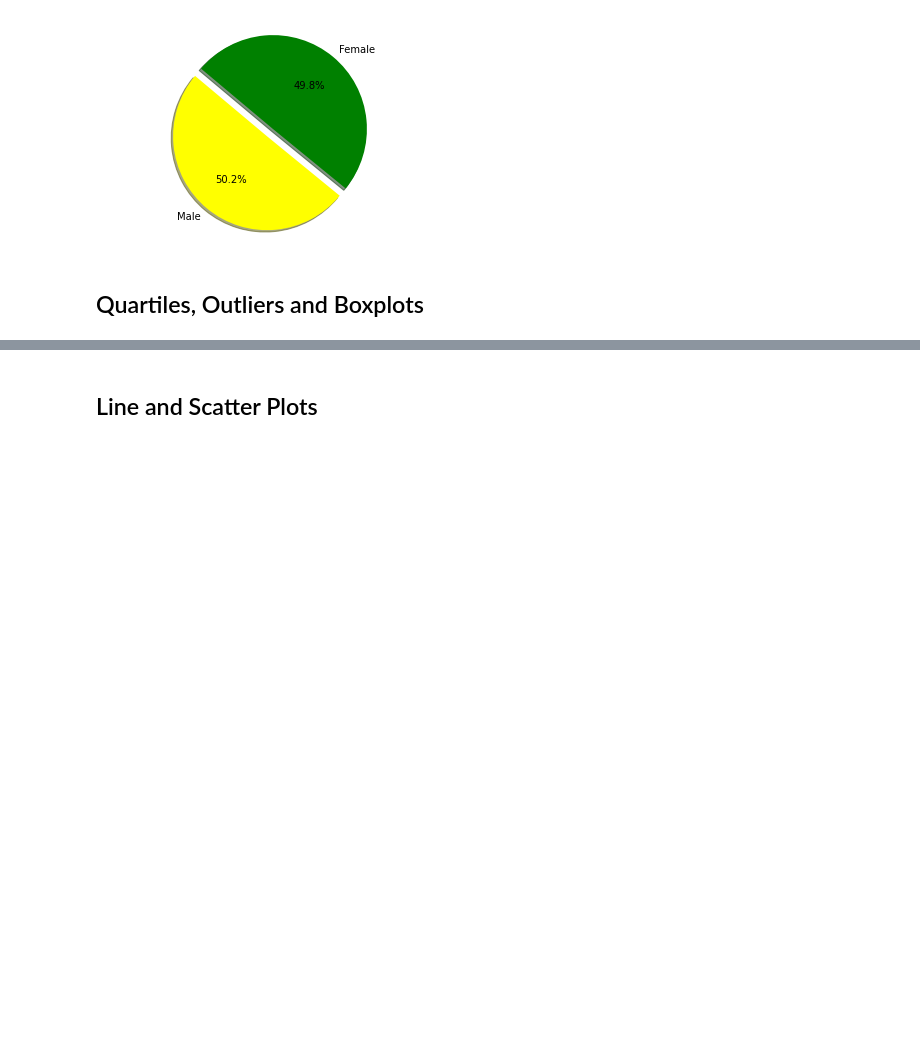
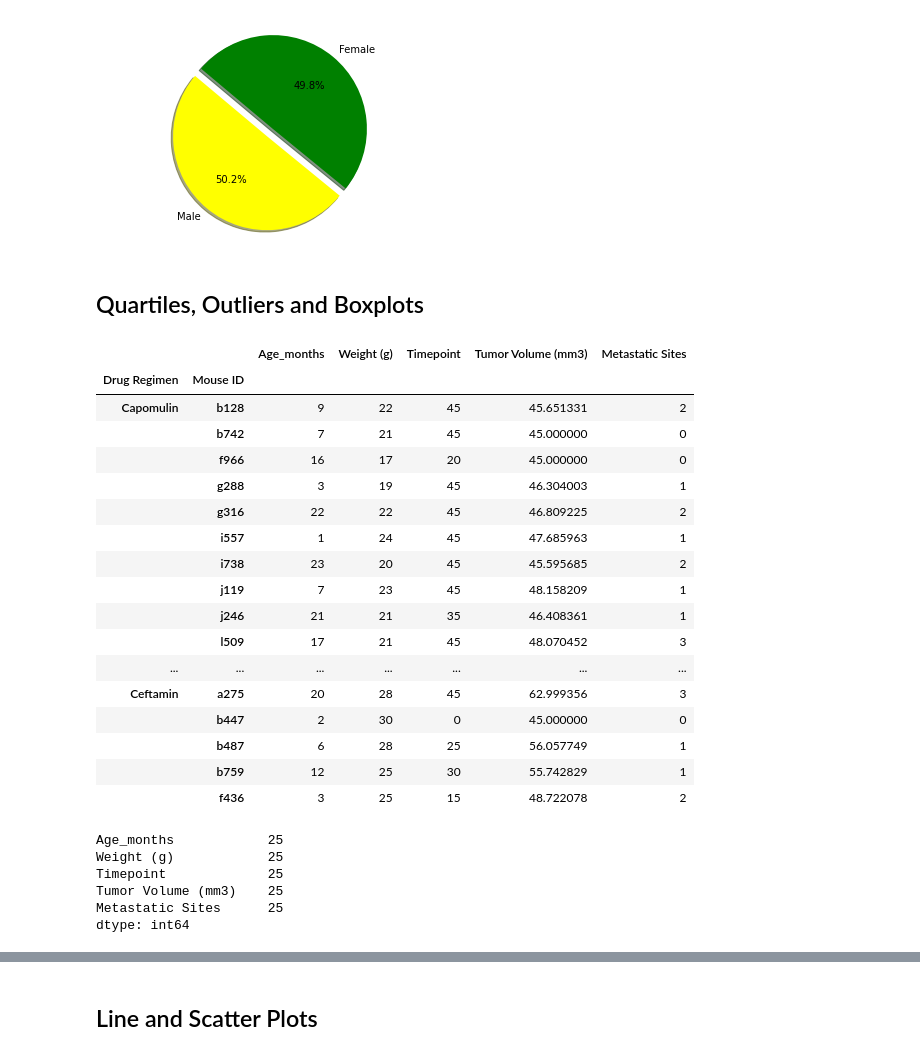
Before and after one commit to rodgerskent/matplotlib_challenge, a Jupyter notebook: Pymaceuticals/pymaceuticals_starter.ipynb, the cells around one changed output, grey strips where cells are left out. Cells and saved outputs as stored; diff of their text form; code cells hidden in the pictures; blank space fills up the shorter version.

```diff
--- a/Pymaceuticals/pymaceuticals_starter.ipynb
+++ b/Pymaceuticals/pymaceuticals_starter.ipynb
@@ -285,8 +278,63 @@ plt.show()
+# %%
+# Calculate the final tumor volume of each mouse across four of the treatment regimens:
+# Capomulin, Ramicane, Infubinol, and Ceftamin
+
+comboindex = combined.set_index("Drug Regimen")
+#comboindex.head()
+capomulin = comboindex.groupby(["Drug Regimen", "Mouse ID"]).max("Timepoint").drop("Ceftamin").drop("Infubinol").drop("Ketapril").drop("Naftisol").drop("Placebo").drop("Propriva").drop("Ramicane").drop("Stelasyn").drop("Zoniferol")
+#capomulin.head(30)
+ceftamin = comboindex.groupby(["Drug Regimen", "Mouse ID"]).max("Timepoint").drop("Capomulin").drop("Infubinol").drop("Ketapril").drop("Naftisol").drop("Placebo").drop("Propriva").drop("Ramicane").drop("Stelasyn").drop("Zoniferol")
+#ceftamin.head(30)
+infubinol = comboindex.groupby(["Drug Regimen", "Mouse ID"]).max("Timepoint").drop("Capomulin").drop("Ceftamin").drop("Ketapril").drop("Naftisol").drop("Placebo").drop("Propriva").drop("Ramicane").drop("Stelasyn").drop("Zoniferol")
+#infubinol.head(30)
+ramicane = comboindex.groupby(["Drug Regimen", "Mouse ID"]).max("Timepoint").drop("Ceftamin").drop("Infubinol").drop("Ketapril").drop("Naftisol").drop("Placebo").drop("Propriva").drop("Capomulin").drop("Stelasyn").drop("Zoniferol")
+#ramicane.head(30)
+
+# Merge this group df with the original dataframe to get the tumor volume at the last timepoint ... comboindex achieves this goal, no?
+#? ... unclear why instructions request a "merge"
+combofocus = comboindex.groupby(["Drug Regimen", "Mouse ID"]).max("Timepoint").drop("Ketapril").drop("Naftisol").drop("Placebo").drop("Propriva").drop("Stelasyn").drop("Zoniferol")
+combofocus.head(30)
+# %% [output]
+|  |  | Age_months | Weight (g) | Timepoint | Tumor Volume (mm3) | Metastatic Sites |
+| Drug Regimen | Mouse ID |  |  |  |  |  |
+| Capomulin | b128 | 9 | 22 | 45 | 45.651331 | 2 |
+|  | b742 | 7 | 21 | 45 | 45.000000 | 0 |
+|  | f966 | 16 | 17 | 20 | 45.000000 | 0 |
+|  | g288 | 3 | 19 | 45 | 46.304003 | 1 |
+|  | g316 | 22 | 22 | 45 | 46.809225 | 2 |
+|  | i557 | 1 | 24 | 45 | 47.685963 | 1 |
+|  | i738 | 23 | 20 | 45 | 45.595685 | 2 |
+|  | j119 | 7 | 23 | 45 | 48.158209 | 1 |
+|  | j246 | 21 | 21 | 35 | 46.408361 | 1 |
+|  | l509 | 17 | 21 | 45 | 48.070452 | 3 |
+| ... | ... | ... | ... | ... | ... | ... |
+| Ceftamin | a275 | 20 | 28 | 45 | 62.999356 | 3 |
+|  | b447 | 2 | 30 | 0 | 45.000000 | 0 |
+|  | b487 | 6 | 28 | 25 | 56.057749 | 1 |
+|  | b759 | 12 | 25 | 30 | 55.742829 | 1 |
+|  | f436 | 3 | 25 | 15 | 48.722078 | 2 |
 # %%
 # Put treatments into a list for for loop (and later for plot labels)
 
+# Create empty list to fill with tumor vol data (for plotting)
+#capomulintumors = []
 
-# Create empty list to fill with tumor vol data (for plotting)
+# Loop dataframe to fill list
+#for regimen in latest:
+#    if regimen == "Capomulin":
+#       capomulintumors.append(regimen[4])
+
+#print(capomulintumors)
+
+#csvpath = latest
+#with open(csvpath) as csvfile:
+#    csvreader = csv.reader(csvfile, delimiter=',')
+#    csvheader = next(csvreader)
+
+#namelist = []
+#    for candidatexx in csvreader:
+#        if not candidatexx[2] in namelist:
+#            namelist.append(candidatexx[2])
 
 
 # Calculate the IQR and quantitatively determine if there are any potential outliers.
@@ -299,3 +347,12 @@ plt.show()
 
 
     # Determine outliers using upper and lower bounds
+
+ramicane.count()
+# %% [output]
+Age_months            25
+Weight (g)            25
+Timepoint             25
+Tumor Volume (mm3)    25
+Metastatic Sites      25
+dtype: int64
```
Also changed, not shown: parts of 4 cells of this notebook.
